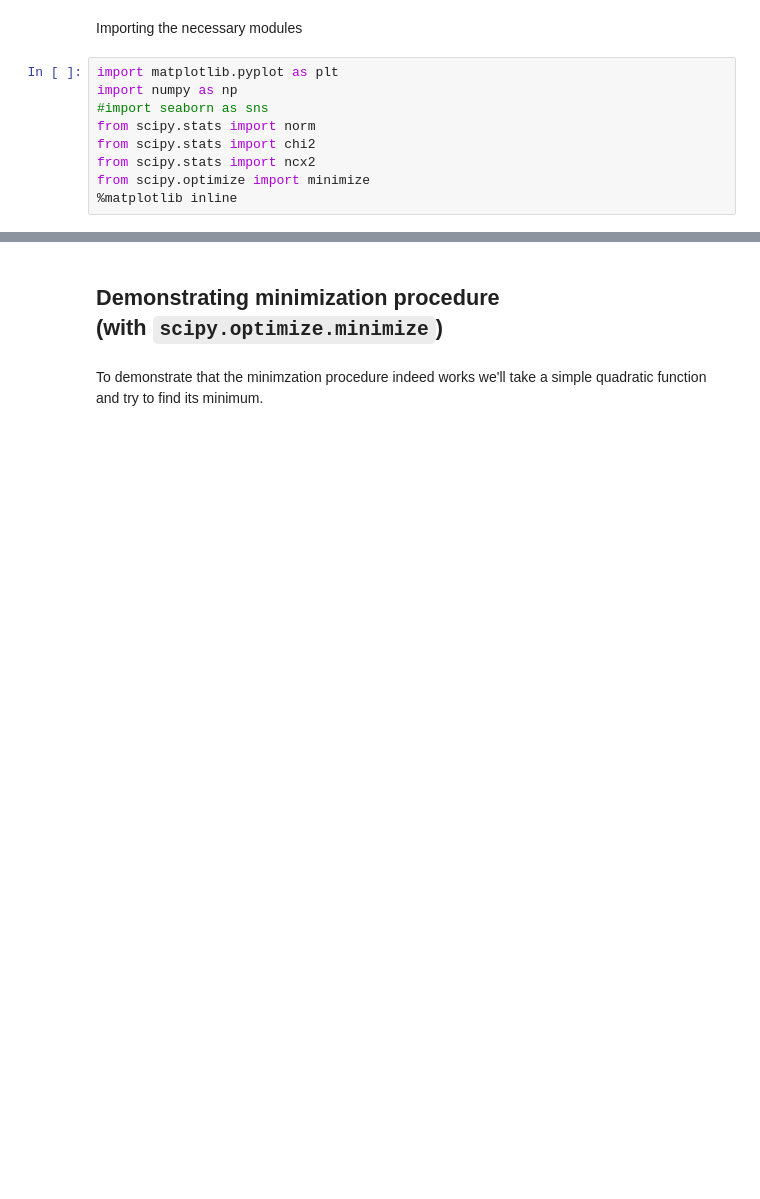
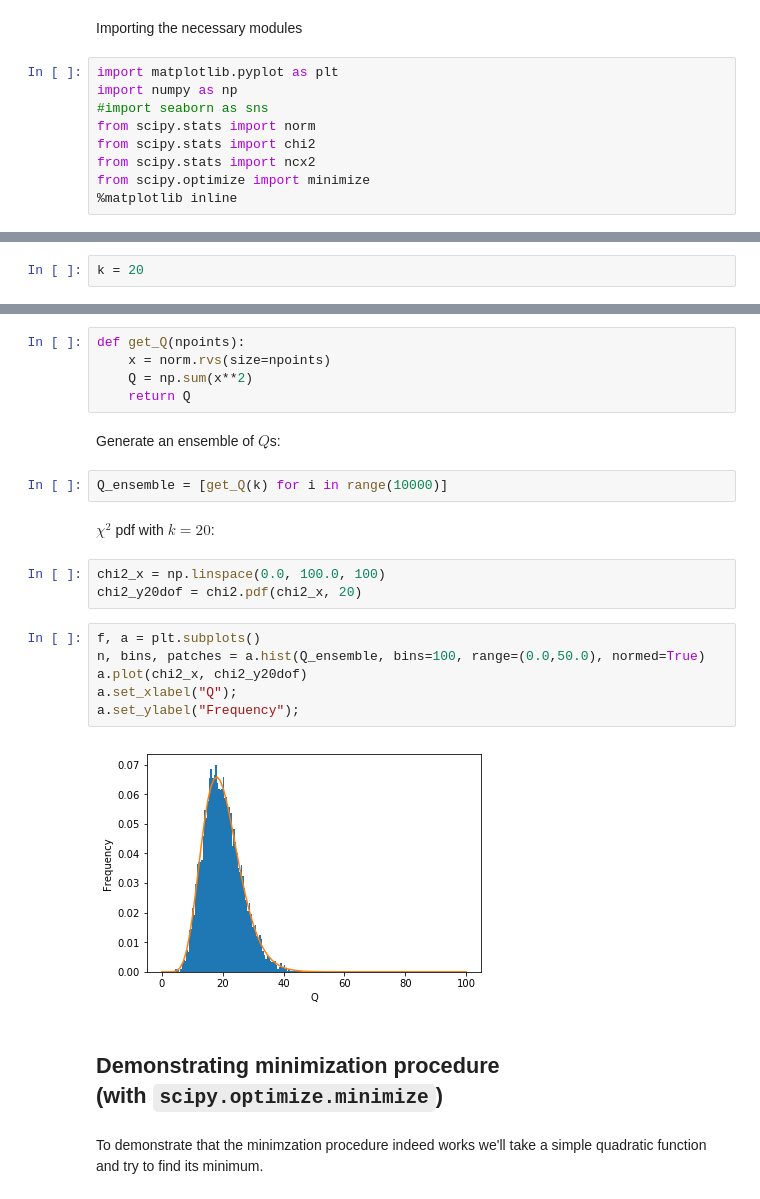
Before and after one commit to denglert/statistics-sandbox, a Jupyter notebook: chi2/chi2_and_pearsons_test.ipynb, the cells around one changed output, grey strips where cells are left out. Drawn from its saved outputs; the diff is of its cells as text; blank space fills up the shorter version.

```diff
--- a/chi2/chi2_and_pearsons_test.ipynb
+++ b/chi2/chi2_and_pearsons_test.ipynb
@@ -56,0 +61,2 @@ from scipy.optimize import minimize
+# %%
+k = 20
@@ -57,3 +65,25 @@ from scipy.optimize import minimize
+# %%
+def get_Q(npoints):
+    x = norm.rvs(size=npoints)
+    Q = np.sum(x**2)
+    return Q
+# %% [markdown]
+Generate an ensemble of $Q$s:
+# %%
+Q_ensemble = [get_Q(k) for i in range(10000)]
+# %% [markdown]
+$\chi^{2}$ pdf with $k=20$:
+# %%
+chi2_x = np.linspace(0.0, 100.0, 100)
+chi2_y20dof = chi2.pdf(chi2_x, 20)
+# %%
+f, a = plt.subplots()
+n, bins, patches = a.hist(Q_ensemble, bins=100, range=(0.0,50.0), normed=True)
+a.plot(chi2_x, chi2_y20dof)
+a.set_xlabel("Q");
+a.set_ylabel("Frequency");
+# %% [output]
+[figure, added]
 # %% [markdown]
 ## Demonstrating minimization procedure <br/> (with `scipy.optimize.minimize`)
 # %% [markdown]
```
Also changed, not shown: parts of 16 cells of this notebook.
